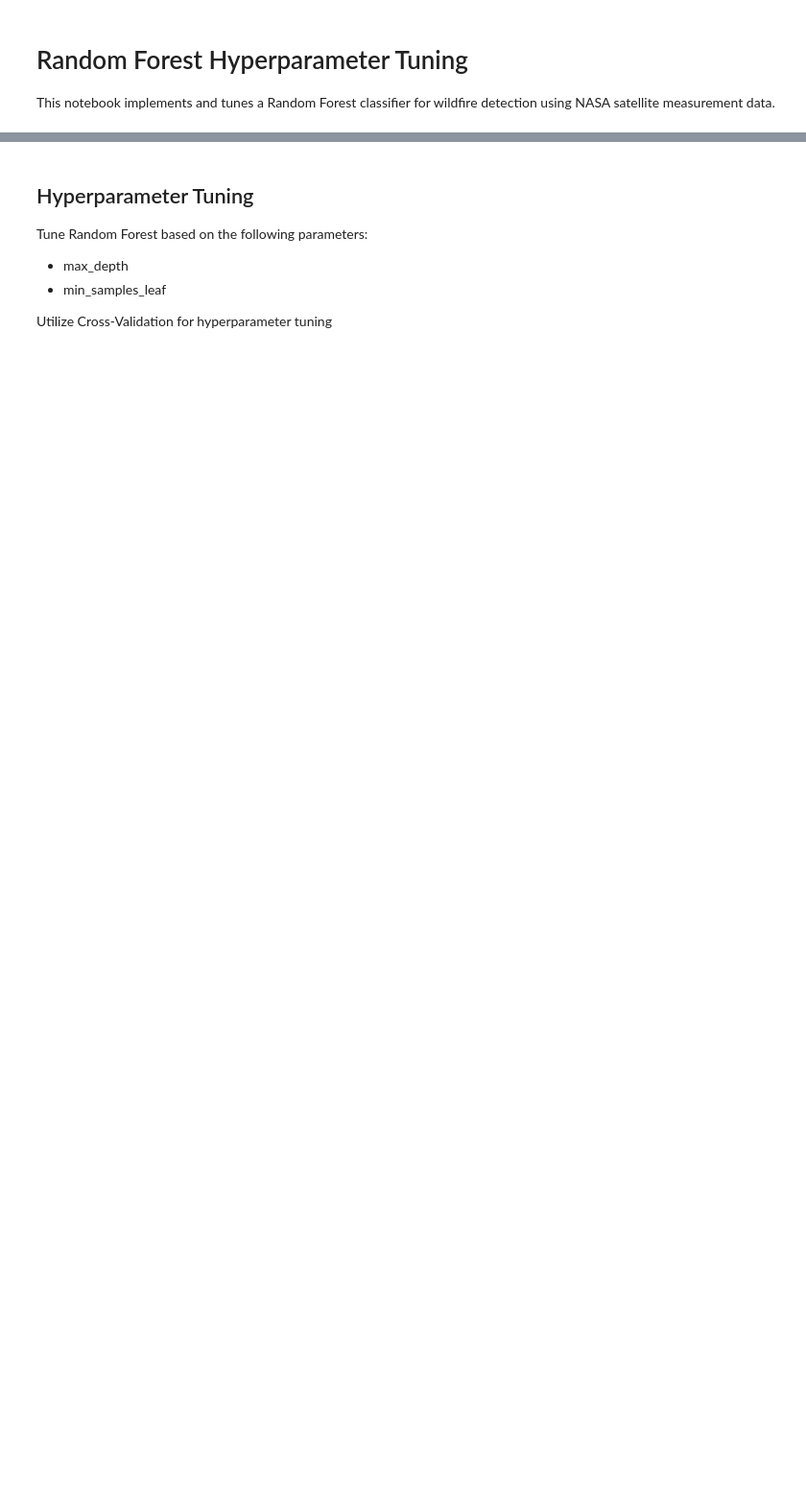
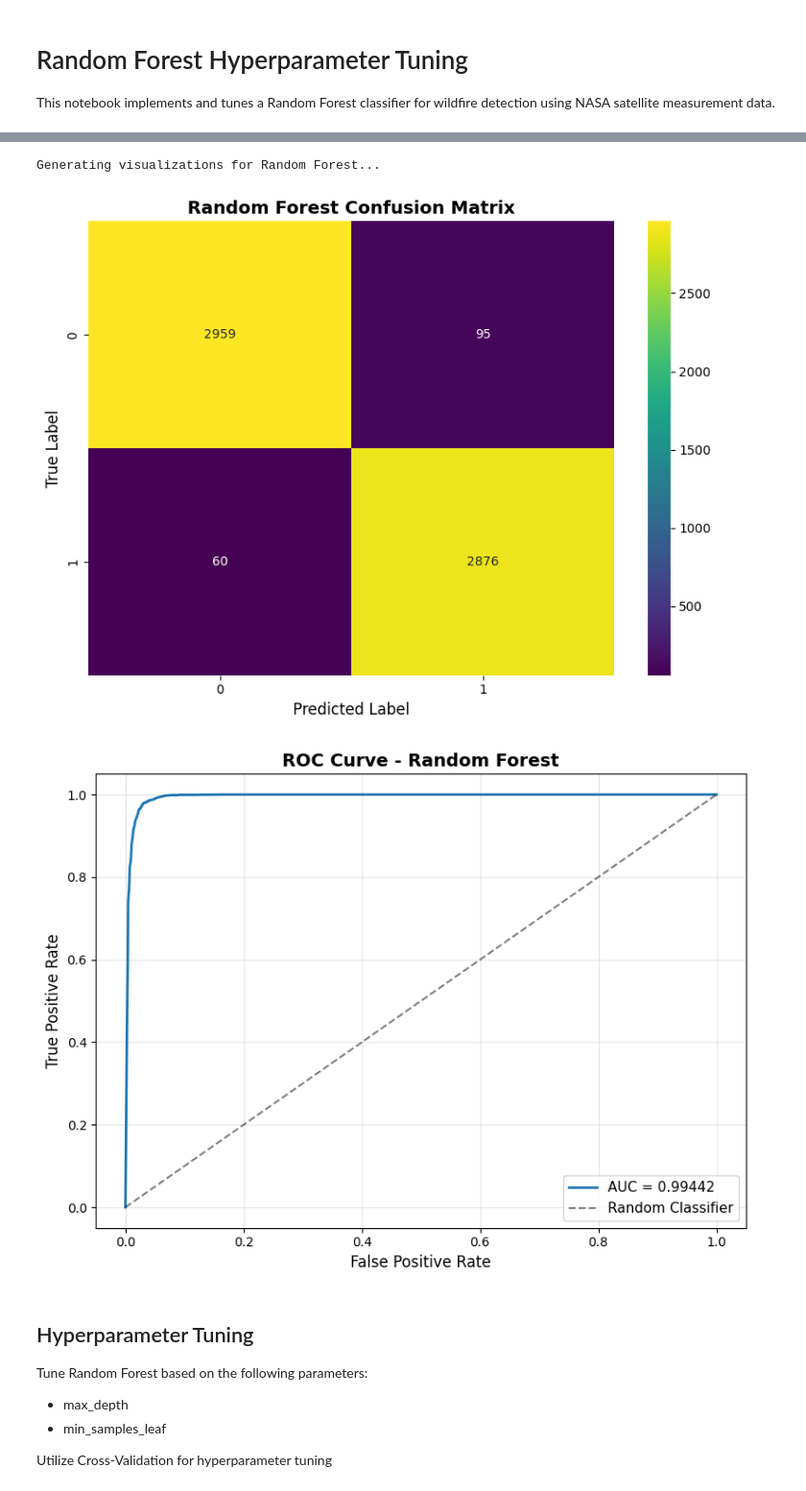
Before and after one commit to Uchswas/ml-based-wildfire-detection, a Jupyter notebook: src/Random_Forest_Hyperparameter_Tuning.ipynb, the cells around one changed output, grey strips where cells are left out. Shown at 96% size. Cells and saved outputs as stored; diff of their text form; code cells hidden in the pictures; blank space fills up the shorter version.

```diff
--- a/src/Random_Forest_Hyperparameter_Tuning.ipynb
+++ b/src/Random_Forest_Hyperparameter_Tuning.ipynb
@@ -55,27 +63,7 @@ from sklearn.metrics import (
 
 
 def evaluate_pipelines(pipelines, X_train, y_train, X_evaluate, y_evaluate):
-    """
-    Evaluate multiple ML pipelines and return performance metrics.
 
-    Parameters:
-    -----------
-    pipelines : list of tuples
-        List of (name, pipeline) tuples to evaluate
-    X_train : array-like
-        Training features
-    y_train : array-like
-        Training labels
-    X_evaluate : array-like
-        Evaluation features
-    y_evaluate : array-like
-        Evaluation labels
-
-    Returns:
-    --------
-    pd.DataFrame
-        DataFrame containing performance metrics for each pipeline
-    """
     rows = []
     for name, pipeline in pipelines:
         # Fit pipeline on training data
@@ -108,18 +96,7 @@ def evaluate_pipelines(pipelines, X_train, y_train, X_evaluate, y_evaluate):
 
 
 def plot_confusion_matrix(y_true, y_pred, clf_name):
-    """
-    Plot confusion matrix for model predictions.
 
-    Parameters:
-    -----------
-    y_true : array-like
-        True labels
-    y_pred : array-like
-        Predicted labels
-    clf_name : str
-        Name of the classifier for the plot title
-    """
     cm = confusion_matrix(y_true, y_pred)
 
     plt.figure(figsize=(8, 6))
@@ -132,18 +109,7 @@ def plot_confusion_matrix(y_true, y_pred, clf_name):
 
 
 def plot_roc_curve(y_true, y_probs, clf_name=""):
-    """
-    Plot ROC curve and display AUC score.
 
-    Parameters:
-    -----------
-    y_true : array-like
-        True labels
-    y_probs : array-like
-        Predicted probabilities for the positive class
-    clf_name : str, optional
-        Name of the classifier for the plot title
-    """
     auc = roc_auc_score(y_true, y_probs)
     fpr, tpr, _ = roc_curve(y_true, y_probs)
 
@@ -179,3 +145,4 @@ y_pred = random_forest.predict(X_test)
 y_probs = random_forest.predict_proba(X_test)[:, 1]
 plot_confusion_matrix(y_test, y_pred, "Random Forest")
 plot_roc_curve(y_test, y_probs, "Random Forest")
+# %% [output]
@@ -182,3 +151,6 @@ plot_roc_curve(y_test, y_probs, "Random Forest")
+Generating visualizations for Random Forest...
+[figure, added]
+[figure, added]
 # %% [markdown]
 ## Hyperparameter Tuning
 
```
Also changed, not shown: parts of 8 cells of this notebook, 6 other files.
